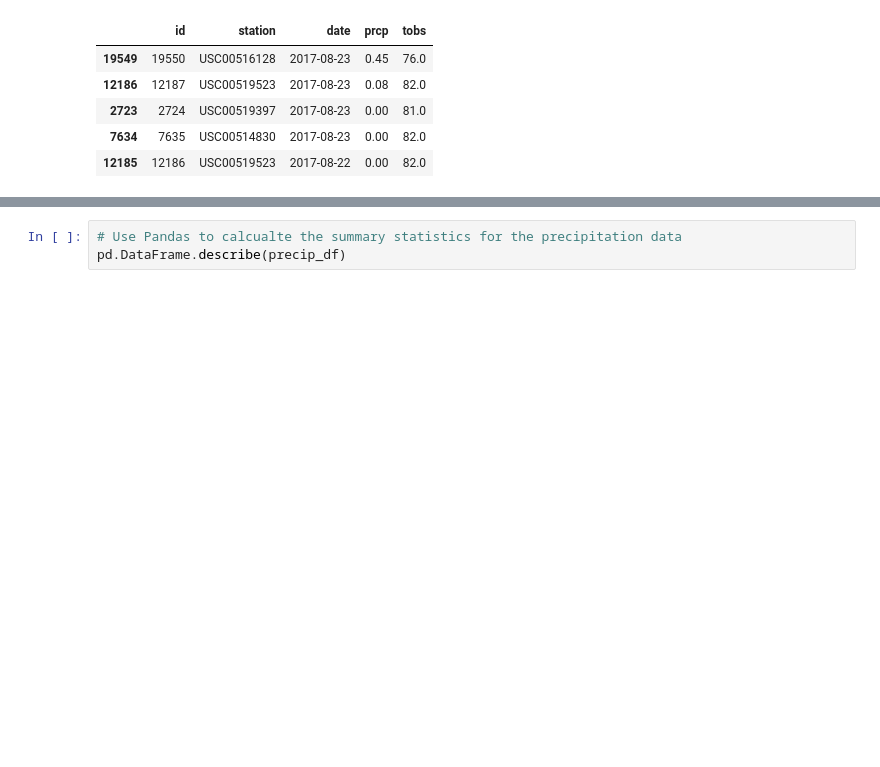
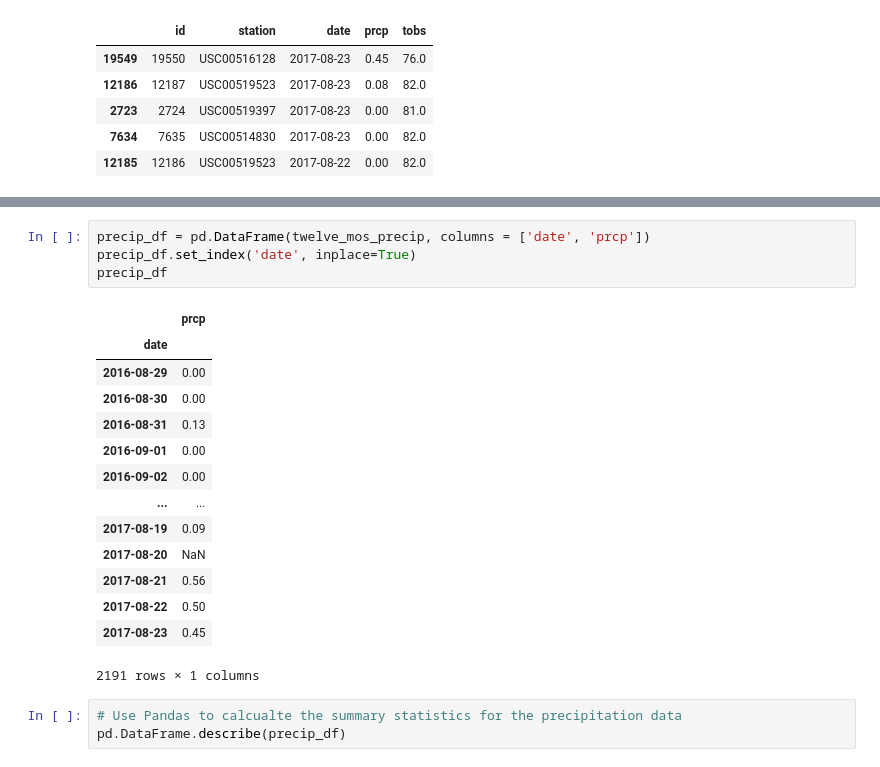
Before and after one commit to motofi/sqlalchemy-challenge, a Jupyter notebook: climate_starter.ipynb, the cells around one changed output, grey strips where cells are left out. Cells and saved outputs as stored; diff of their text form; blank space fills up the shorter version.

```diff
--- a/climate_starter.ipynb
+++ b/climate_starter.ipynb
@@ -220,6 +221,25 @@ plt.ylabel("precipitation")
 # %% [output]
 Text(0, 0.5, 'precipitation')
 [figure]
+# %%
+precip_df = pd.DataFrame(twelve_mos_precip, columns = ['date', 'prcp'])
+precip_df.set_index('date', inplace=True)
+precip_df
+# %% [output]
+|  | prcp |
+| date |  |
+| 2016-08-29 | 0.00 |
+| 2016-08-30 | 0.00 |
+| 2016-08-31 | 0.13 |
+| 2016-09-01 | 0.00 |
+| 2016-09-02 | 0.00 |
+| ... | ... |
+| 2017-08-19 | 0.09 |
+| 2017-08-20 | NaN |
+| 2017-08-21 | 0.56 |
+| 2017-08-22 | 0.50 |
+| 2017-08-23 | 0.45 |
+2191 rows × 1 columns
 # %%
 # Use Pandas to calcualte the summary statistics for the precipitation data
 pd.DataFrame.describe(precip_df)
```
Also changed, not shown: parts of 4 cells of this notebook.
